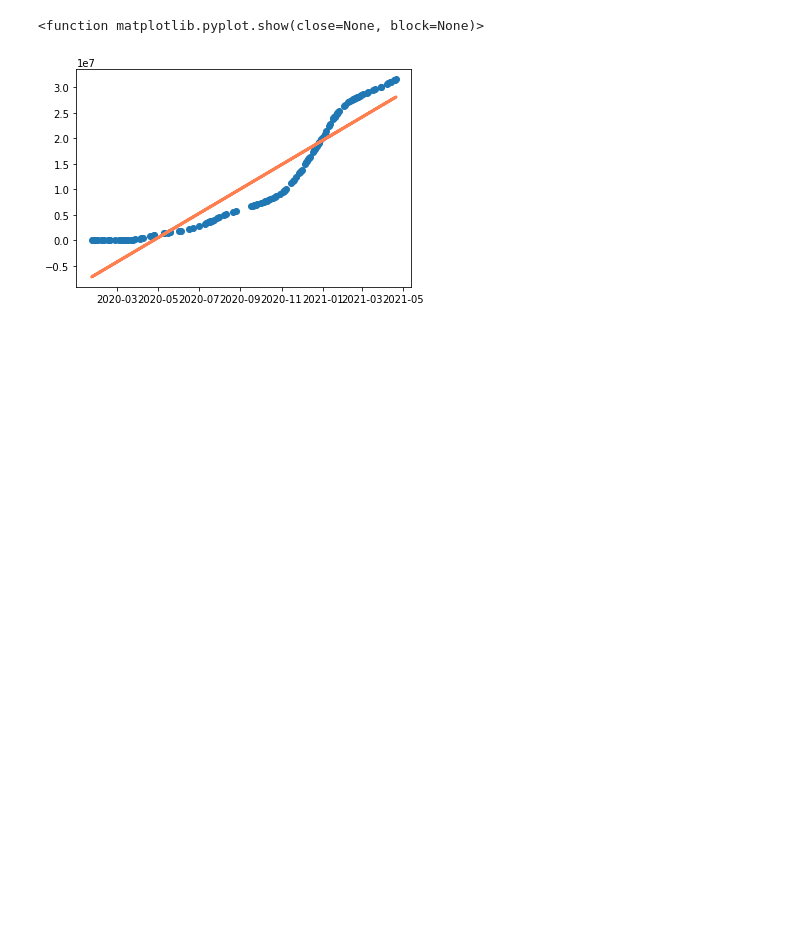
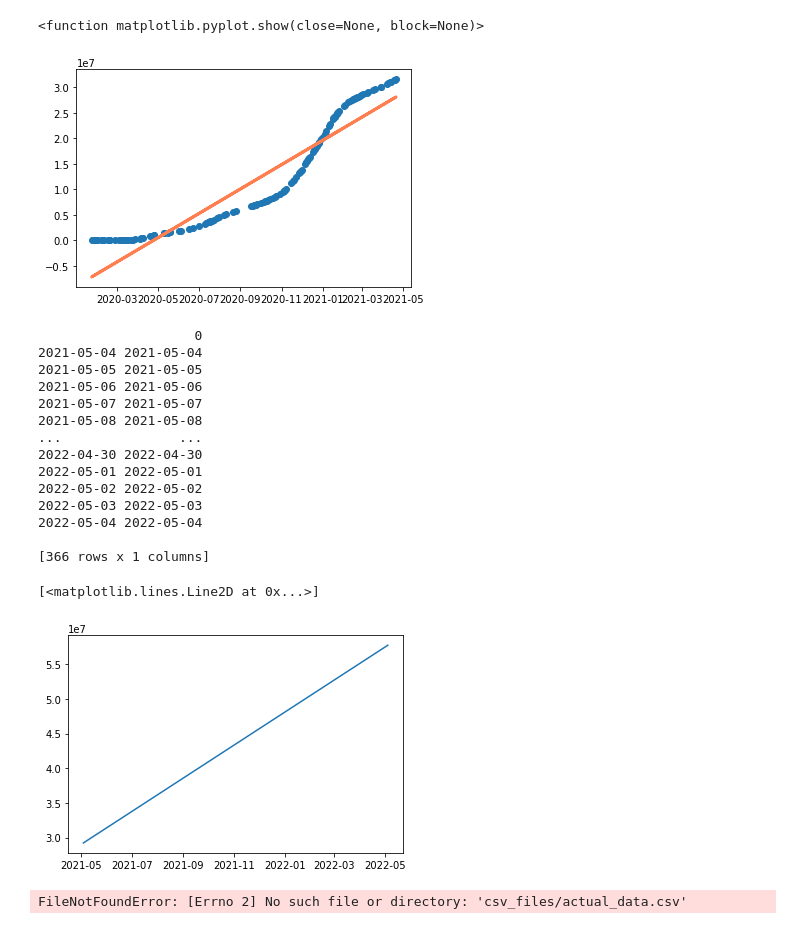
Before and after one commit to bkennedy2022/427Final, a Jupyter notebook: model/lin_regmodel.ipynb, the cells around one changed output. Drawn from its saved outputs; the diff is of its cells as text; code cells hidden in the pictures; blank space fills up the shorter version.

```diff
--- a/poly_reggresion.ipynb
+++ b/model/lin_regmodel.ipynb
@@ -99,3 +95,58 @@ plt.show
 0.8750791029679099
 <function matplotlib.pyplot.show(close=None, block=None)>
 [figure]
+# %%
+# predict for future
+dates_to_predict = pd.date_range(start='2021-05-04', end='2022-05-04').to_frame()
+print(dates_to_predict)
+
+dates_to_predict_int = dates_to_predict.squeeze().map(datetime.toordinal).to_frame()
+
+# predict
+y_pred_future = model.predict(dates_to_predict_int)
+
+# plot
+plt.plot(dates_to_predict, y_pred_future)
+# %% [output]
+                    0
+2021-05-04 2021-05-04
+2021-05-05 2021-05-05
+2021-05-06 2021-05-06
+2021-05-07 2021-05-07
+2021-05-08 2021-05-08
+...               ...
+2022-04-30 2022-04-30
+2022-05-01 2022-05-01
+2022-05-02 2022-05-02
+2022-05-03 2022-05-03
+2022-05-04 2022-05-04
+
+[366 rows x 1 columns]
+[<matplotlib.lines.Line2D at 0x...>]
+[figure, added]
+# %%
+# load to csv
+
+# actual data
+model_data.to_csv('csv_files/actual_data.csv')
+
+
+# model predictions data
+dates_int = dates.squeeze().map(datetime.toordinal).to_frame()
+y_pred_data = model.predict(dates_int)
+y_pred = pd.DataFrame(y_pred_data)
+model_pred = dates.join(y_pred)
+model_pred.columns = ['submission_date', 'tot_cases_pred']
+model_pred.to_csv('csv_files/pred_on_data.csv')
+
+
+# model predictions for future
+y_pred_fut = pd.DataFrame(y_pred_future)
+y_pred_fut.columns = ['tot_cases_pred']
+dates_to_predict.columns = ['date']
+dates_to_predict = dates_to_predict.reset_index()
+model_pred_fut = dates_to_predict.join(y_pred_fut)
+model_pred_fut = model_pred_fut.drop(['index'], axis=1)
+model_pred_fut.to_csv('csv_files/pred_for_future.csv')
+# %% [output]
+FileNotFoundError: [Errno 2] No such file or directory: 'csv_files/actual_data.csv'
```
Also changed, not shown: parts of 3 cells of this notebook, 4 other files.
